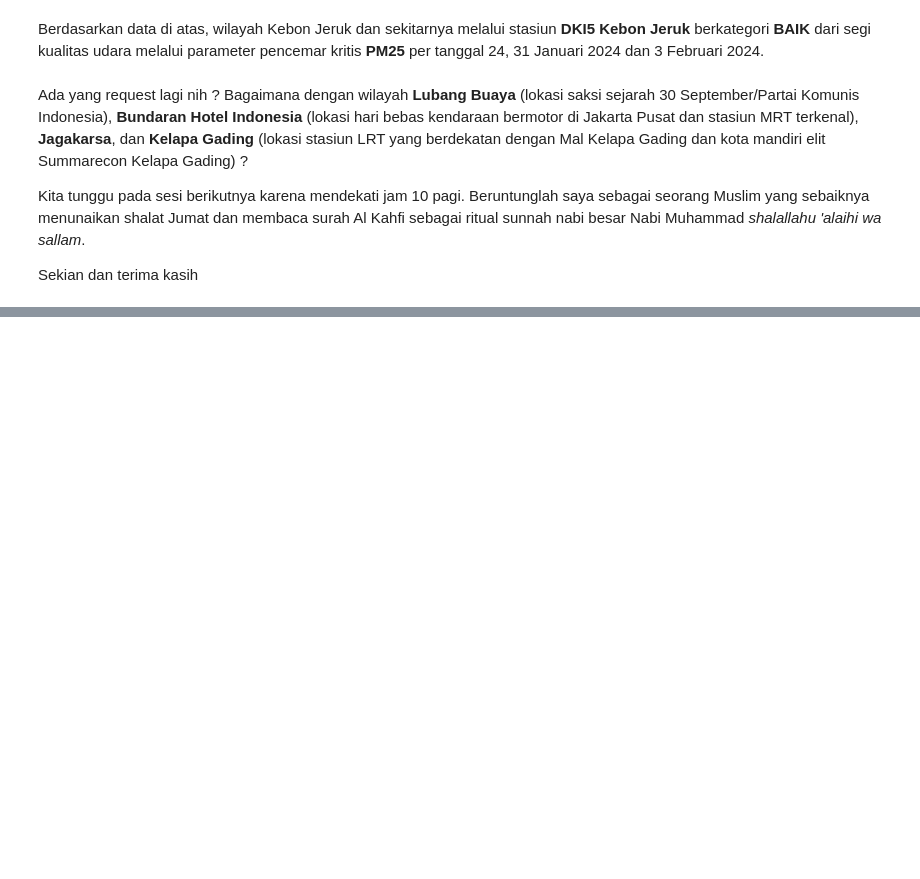
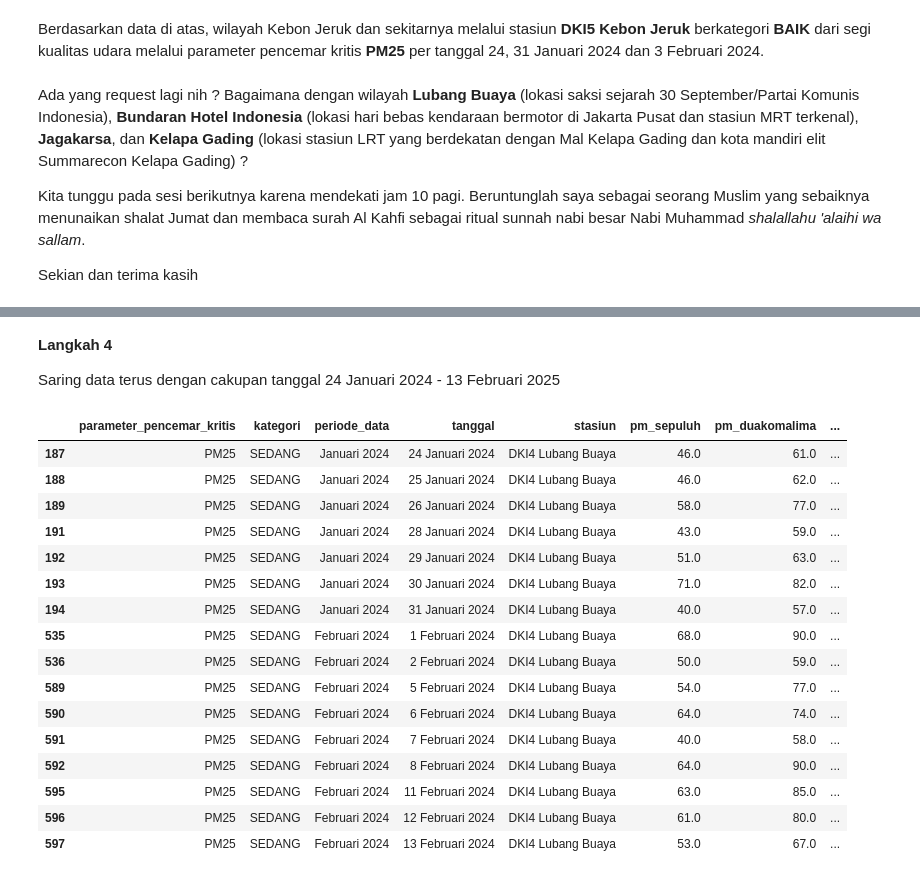
Before and after one commit to naufal-web/air_pollution_in_jakarta, a Jupyter notebook: polusi_udara_di_jakarta.ipynb, the cells around one changed output, grey strips where cells are left out. Cells and saved outputs as stored; diff of their text form; code cells hidden in the pictures; blank space fills up the shorter version.

Commit message:
Baharu notebook

```diff
--- a/polusi_udara_di_jakarta.ipynb
+++ b/polusi_udara_di_jakarta.ipynb
@@ -12,7 +14,7 @@ Silakan Anda unduh dataset di atas dan unggah langsung ke sini aja untuk mengola
 Pertama-tama, marilah kita buka dataset yang sudah diunggah tapi tidak membukanya secara langsung. Melainkan, buka dataset ini dengan library pandas sebagai berikut
 # %%
 import pandas as pd
-this_dataset = "/content/drive/MyDrive/data-indeks-standar-pencemar-udara-(ispu)-di-provinsi-dki-jakarta-(1756942340933).xlsx"
+this_dataset = "/content/drive/MyDrive/Colab Notebooks/data-indeks-standar-pencemar-udara-(ispu)-di-provinsi-dki-jakarta-(1756942340933).xlsx"
 this_dataframe = pd.read_excel(this_dataset)
 this_dataframe
 # %% [output]
@@ -1179,0 +1220,2 @@ Sekian dan terima kasih
+# %%
+crocodile_hole = pm_25.copy()
@@ -1179,0 +1262,24 @@ Sekian dan terima kasih
+# %% [markdown]
+**Langkah 4**
+
+Saring data terus dengan cakupan tanggal 24 Januari 2024 - 13 Februari 2025
+# %%
+crocodile_hole[crocodile_hole.kategori == "SEDANG"][crocodile_hole.stasiun == "DKI4 Lubang Buaya"][crocodile_hole.tanggal.apply(lambda x: x in periode)]
+# %% [output]
+|  | parameter_pencemar_kritis | kategori | periode_data | tanggal | stasiun | pm_sepuluh | pm_duakomalima | ... |
+| 187 | PM25 | SEDANG | Januari 2024 | 24 Januari 2024 | DKI4 Lubang Buaya | 46.0 | 61.0 | ... |
+| 188 | PM25 | SEDANG | Januari 2024 | 25 Januari 2024 | DKI4 Lubang Buaya | 46.0 | 62.0 | ... |
+| 189 | PM25 | SEDANG | Januari 2024 | 26 Januari 2024 | DKI4 Lubang Buaya | 58.0 | 77.0 | ... |
+| 191 | PM25 | SEDANG | Januari 2024 | 28 Januari 2024 | DKI4 Lubang Buaya | 43.0 | 59.0 | ... |
+| 192 | PM25 | SEDANG | Januari 2024 | 29 Januari 2024 | DKI4 Lubang Buaya | 51.0 | 63.0 | ... |
+| 193 | PM25 | SEDANG | Januari 2024 | 30 Januari 2024 | DKI4 Lubang Buaya | 71.0 | 82.0 | ... |
+| 194 | PM25 | SEDANG | Januari 2024 | 31 Januari 2024 | DKI4 Lubang Buaya | 40.0 | 57.0 | ... |
+| 535 | PM25 | SEDANG | Februari 2024 | 1 Februari 2024 | DKI4 Lubang Buaya | 68.0 | 90.0 | ... |
+| 536 | PM25 | SEDANG | Februari 2024 | 2 Februari 2024 | DKI4 Lubang Buaya | 50.0 | 59.0 | ... |
+| 589 | PM25 | SEDANG | Februari 2024 | 5 Februari 2024 | DKI4 Lubang Buaya | 54.0 | 77.0 | ... |
+| 590 | PM25 | SEDANG | Februari 2024 | 6 Februari 2024 | DKI4 Lubang Buaya | 64.0 | 74.0 | ... |
+| 591 | PM25 | SEDANG | Februari 2024 | 7 Februari 2024 | DKI4 Lubang Buaya | 40.0 | 58.0 | ... |
+| 592 | PM25 | SEDANG | Februari 2024 | 8 Februari 2024 | DKI4 Lubang Buaya | 64.0 | 90.0 | ... |
+| 595 | PM25 | SEDANG | Februari 2024 | 11 Februari 2024 | DKI4 Lubang Buaya | 63.0 | 85.0 | ... |
+| 596 | PM25 | SEDANG | Februari 2024 | 12 Februari 2024 | DKI4 Lubang Buaya | 61.0 | 80.0 | ... |
+| 597 | PM25 | SEDANG | Februari 2024 | 13 Februari 2024 | DKI4 Lubang Buaya | 53.0 | 67.0 | ... |
```
Also changed, not shown: parts of 51 cells of this notebook.
